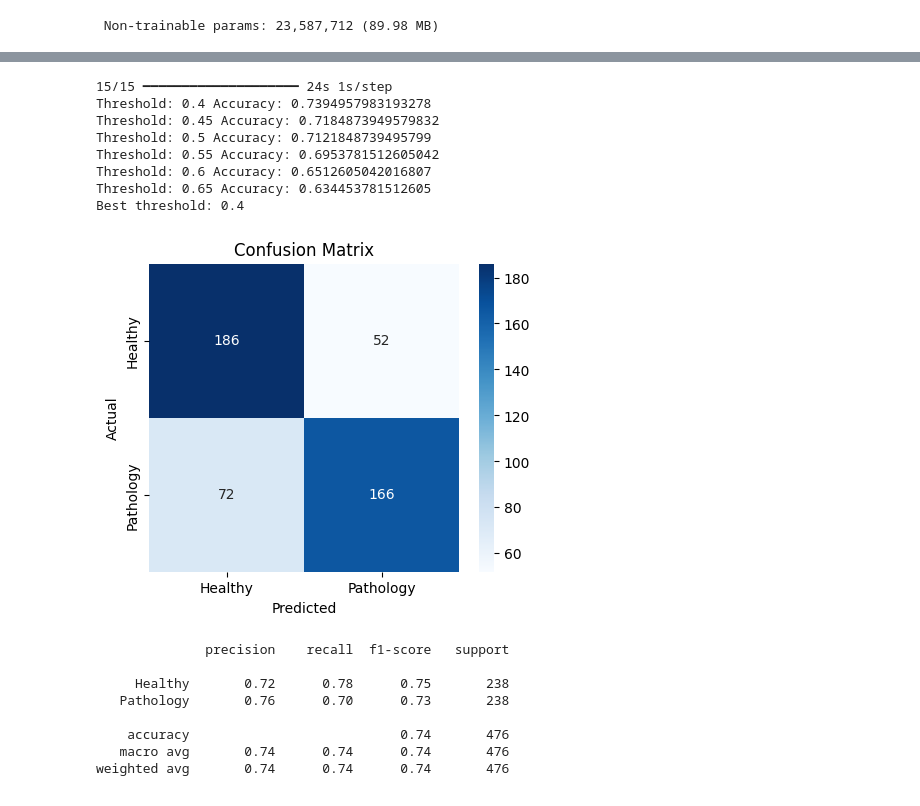
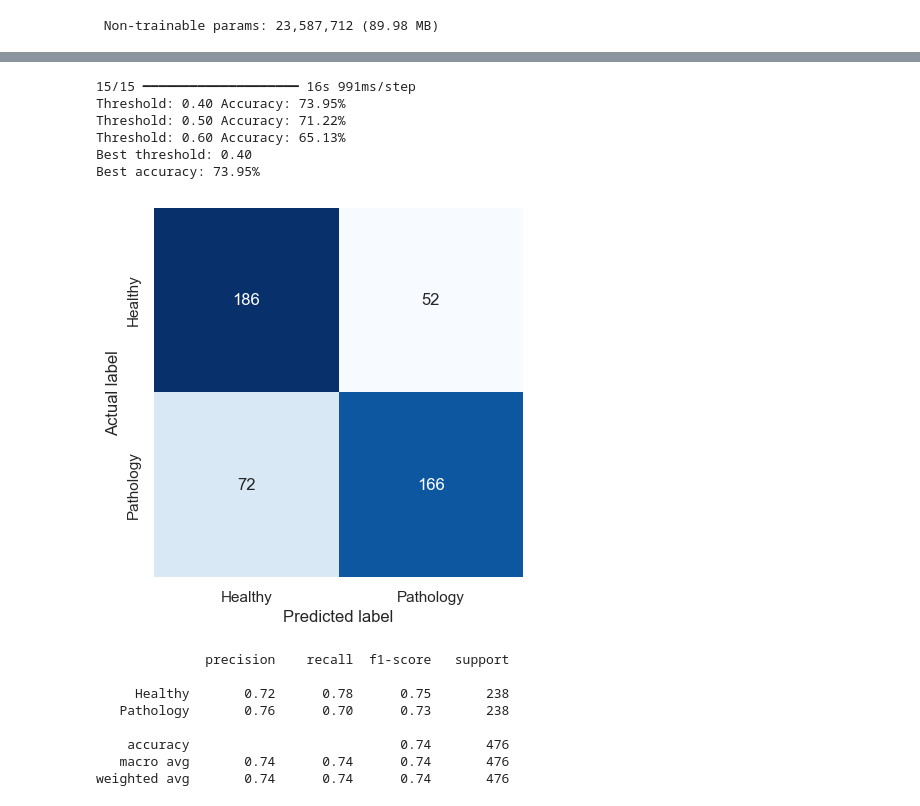
Before and after one commit to ffolaranmi/algorithms-clean, a Jupyter notebook: CNN_SVD.ipynb, the cells around one changed output, grey strips where cells are left out. Saved outputs shown, nothing was run; the diff lists cells and outputs as text; code cells hidden in the pictures.

Commit message:
new confusion matrix

```diff
--- a/CNN_SVD.ipynb
+++ b/CNN_SVD.ipynb
@@ -219,52 +219,49 @@ Epoch 4/10
 # %%
 from sklearn.metrics import confusion_matrix, accuracy_score, classification_report
 import seaborn as sns
 import matplotlib.pyplot as plt
 
-y_prob = model.predict(X_test)
+sns.set()
+
+y_prob = model.predict(X_test).ravel()
 
 best_t = 0.5
 best_acc = 0
 
-for t in [0.4, 0.45, 0.5, 0.55, 0.6, 0.65]:
+for t in [0.4, 0.5, 0.6]:
     y_pred = (y_prob > t).astype(int)
     acc = accuracy_score(y_test, y_pred)
-    print("Threshold:", t, "Accuracy:", acc)
+    print(f"Threshold: {t:.2f} Accuracy: {acc * 100:.2f}%")
     if acc > best_acc:
         best_acc = acc
         best_t = t
 
-print("Best threshold:", best_t)
+print(f"Best threshold: {best_t:.2f}")
+print(f"Best accuracy: {best_acc * 100:.2f}%")
 
 y_pred = (y_prob > best_t).astype(int)
 
-cm = confusion_matrix(y_test, y_pred)
+mat = confusion_matrix(y_test, y_pred)
 
-plt.figure(figsize=(5,4))
-sns.heatmap(
-    cm,
-    annot=True,
-    fmt="d",
-    cmap="Blues",
-    xticklabels=["Healthy", "Pathology"],
-    yticklabels=["Healthy", "Pathology"]
-)
-plt.xlabel("Predicted")
-plt.ylabel("Actual")
-plt.title("Confusion Matrix")
+class_labels = ["Healthy", "Pathology"]
+
+sns.heatmap(mat, square=True, annot=True, fmt="d", cbar=False, cmap="Blues",
+            xticklabels=class_labels, yticklabels=class_labels)
+
+plt.xlabel("Predicted label")
+plt.ylabel("Actual label")
+plt.savefig("heatmap.png", bbox_inches="tight")
 plt.show()
 
-print(classification_report(y_test, y_pred, target_names=["Healthy", "Pathology"]))
+print(classification_report(y_test, y_pred, target_names=class_labels))
 # %% [output]
-15/15 ━━━━━━━━━━━━━━━━━━━━ 24s 1s/step
-Threshold: 0.4 Accuracy: 0.7394957983193278
-Threshold: 0.45 Accuracy: 0.7184873949579832
-Threshold: 0.5 Accuracy: 0.7121848739495799
-Threshold: 0.55 Accuracy: 0.6953781512605042
-Threshold: 0.6 Accuracy: 0.6512605042016807
-Threshold: 0.65 Accuracy: 0.634453781512605
-Best threshold: 0.4
+15/15 ━━━━━━━━━━━━━━━━━━━━ 16s 991ms/step
+Threshold: 0.40 Accuracy: 73.95%
+Threshold: 0.50 Accuracy: 71.22%
+Threshold: 0.60 Accuracy: 65.13%
+Best threshold: 0.40
+Best accuracy: 73.95%
-[figure, old version]
+[figure, new version]
               precision    recall  f1-score   support
 
      Healthy       0.72      0.78      0.75       238
```
Also changed, not shown: parts of 3 cells of this notebook, 2 other files.
